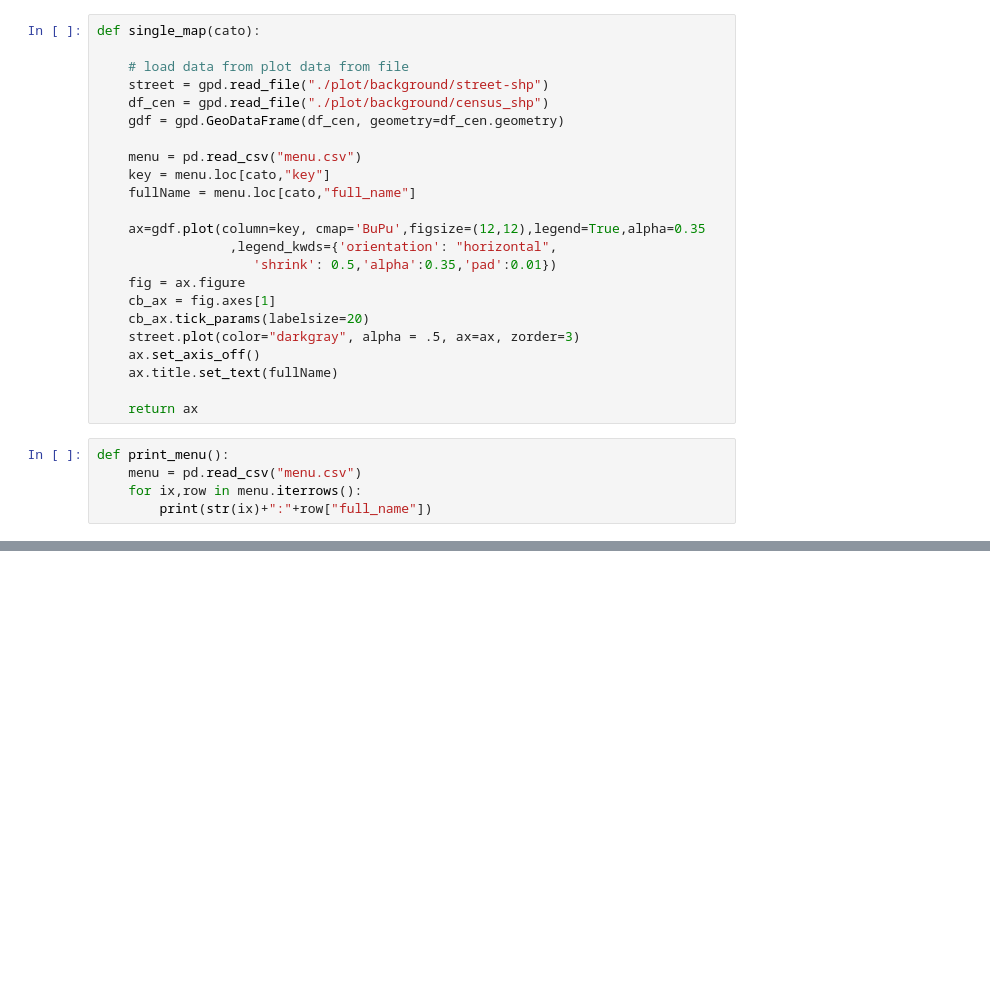
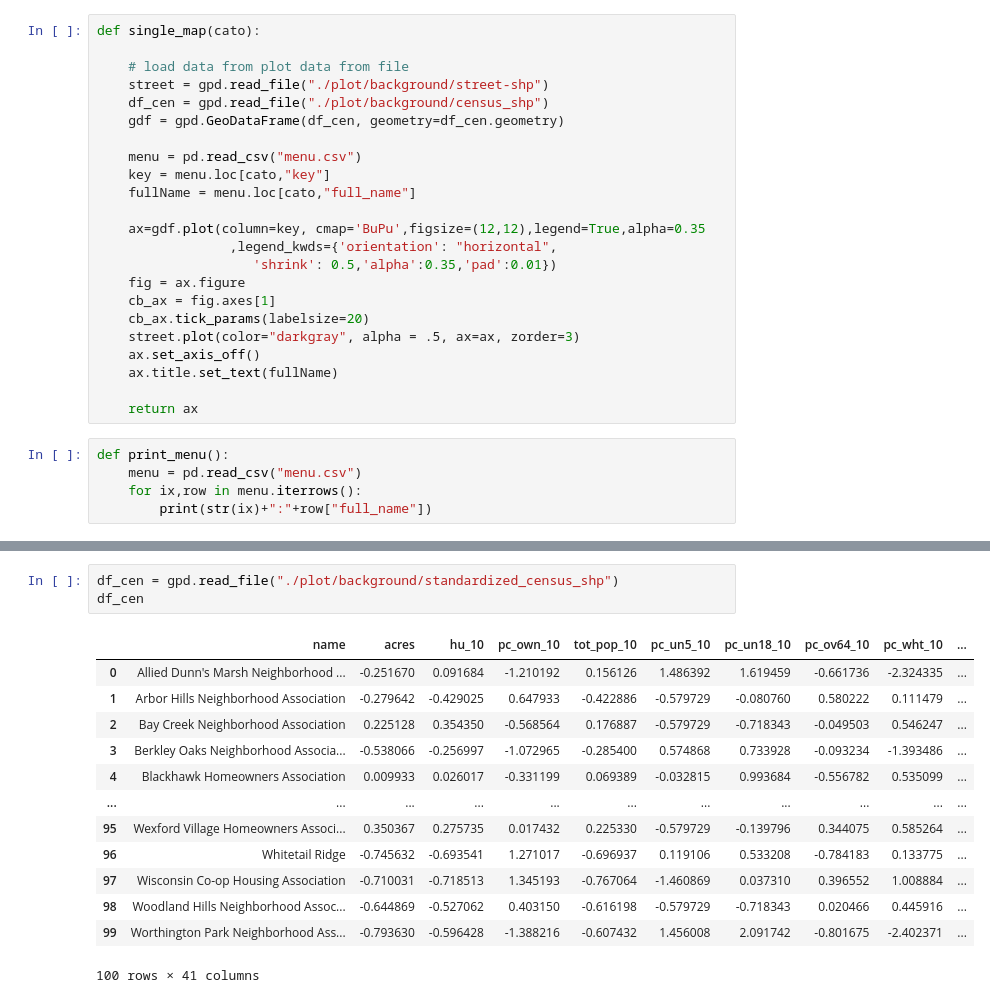
Before and after one commit to Dingyi-Z/Dream-Bus, a Jupyter notebook: Simulator/UtilityMap.ipynb, the cells around one changed output, grey strips where cells are left out. Cells and saved outputs as stored; diff of their text form; blank space fills up the shorter version.

```diff
--- a/Simulator/UtilityMap.ipynb
+++ b/Simulator/UtilityMap.ipynb
@@ -81,0 +131,17 @@ single_map(4)
+# %%
+df_cen = gpd.read_file("./plot/background/standardized_census_shp")
+df_cen
+# %% [output]
+|  | name | acres | hu_10 | pc_own_10 | tot_pop_10 | pc_un5_10 | pc_un18_10 | pc_ov64_10 | pc_wht_10 | ... |
+| 0 | Allied Dunn's Marsh Neighborhood ... | -0.251670 | 0.091684 | -1.210192 | 0.156126 | 1.486392 | 1.619459 | -0.661736 | -2.324335 | ... |
+| 1 | Arbor Hills Neighborhood Association | -0.279642 | -0.429025 | 0.647933 | -0.422886 | -0.579729 | -0.080760 | 0.580222 | 0.111479 | ... |
+| 2 | Bay Creek Neighborhood Association | 0.225128 | 0.354350 | -0.568564 | 0.176887 | -0.579729 | -0.718343 | -0.049503 | 0.546247 | ... |
+| 3 | Berkley Oaks Neighborhood Associa... | -0.538066 | -0.256997 | -1.072965 | -0.285400 | 0.574868 | 0.733928 | -0.093234 | -1.393486 | ... |
+| 4 | Blackhawk Homeowners Association | 0.009933 | 0.026017 | -0.331199 | 0.069389 | -0.032815 | 0.993684 | -0.556782 | 0.535099 | ... |
+| ... | ... | ... | ... | ... | ... | ... | ... | ... | ... | ... |
+| 95 | Wexford Village Homeowners Associ... | 0.350367 | 0.275735 | 0.017432 | 0.225330 | -0.579729 | -0.139796 | 0.344075 | 0.585264 | ... |
+| 96 | Whitetail Ridge | -0.745632 | -0.693541 | 1.271017 | -0.696937 | 0.119106 | 0.533208 | -0.784183 | 0.133775 | ... |
+| 97 | Wisconsin Co-op Housing Association | -0.710031 | -0.718513 | 1.345193 | -0.767064 | -1.460869 | 0.037310 | 0.396552 | 1.008884 | ... |
+| 98 | Woodland Hills Neighborhood Assoc... | -0.644869 | -0.527062 | 0.403150 | -0.616198 | -0.579729 | -0.718343 | 0.020466 | 0.445916 | ... |
+| 99 | Worthington Park Neighborhood Ass... | -0.793630 | -0.596428 | -1.388216 | -0.607432 | 1.456008 | 2.091742 | -0.801675 | -2.402371 | ... |
+100 rows × 41 columns
```
Also changed, not shown: parts of 5 cells of this notebook.
